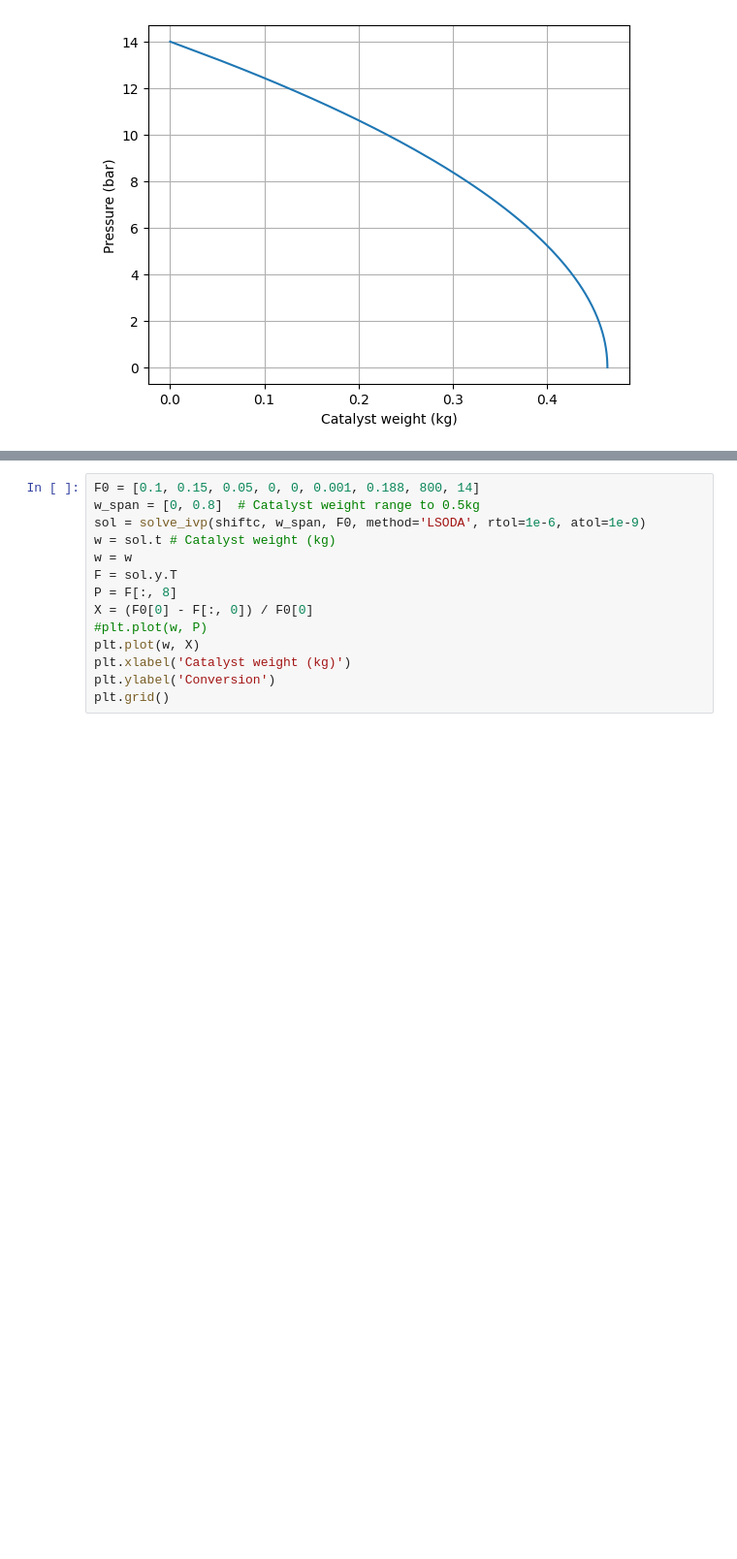
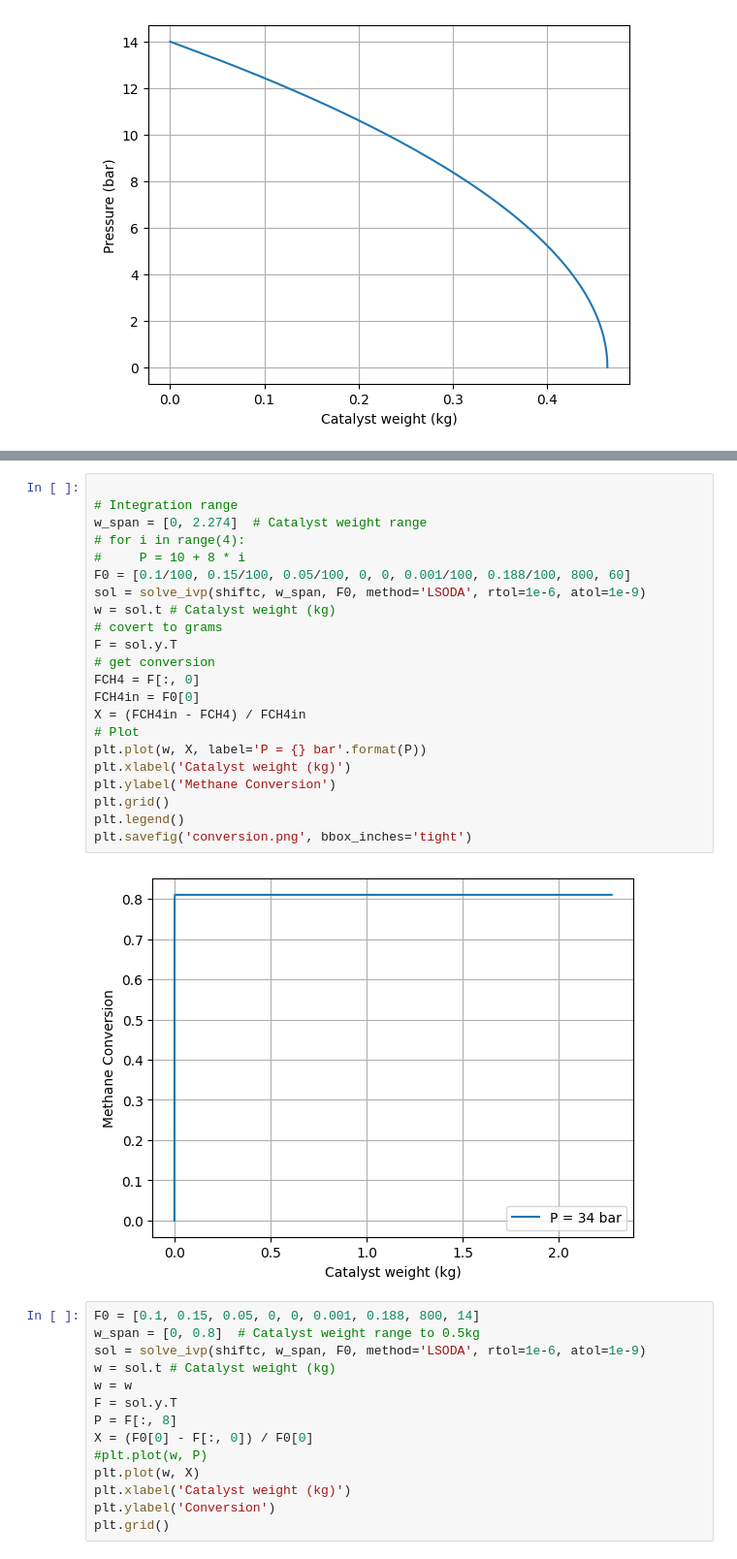
Before and after one commit to catvanille/project, a Jupyter notebook: shift.ipynb, the cells around one changed output, grey strips where cells are left out. Shown at 97% size. Saved outputs shown, nothing was run; the diff lists cells and outputs as text; blank space fills up the shorter version.

```diff
--- a/shift.ipynb
+++ b/shift.ipynb
@@ -571,3 +597,27 @@ plt.savefig('pressure.png', bbox_inches='tight')
+# %%
+
+# Integration range
+w_span = [0, 2.274]  # Catalyst weight range
+# for i in range(4):
+#     P = 10 + 8 * i
+F0 = [0.1/100, 0.15/100, 0.05/100, 0, 0, 0.001/100, 0.188/100, 800, 60]
+sol = solve_ivp(shiftc, w_span, F0, method='LSODA', rtol=1e-6, atol=1e-9)
+w = sol.t # Catalyst weight (kg)
+# covert to grams
+F = sol.y.T
+# get conversion
+FCH4 = F[:, 0]
+FCH4in = F0[0]
+X = (FCH4in - FCH4) / FCH4in
+# Plot
+plt.plot(w, X, label='P = {} bar'.format(P))
+plt.xlabel('Catalyst weight (kg)')
+plt.ylabel('Methane Conversion')
+plt.grid()
+plt.legend()
+plt.savefig('conversion.png', bbox_inches='tight')
+# %% [output]
+[figure, added]
 # %%
 F0 = [0.1, 0.15, 0.05, 0, 0, 0.001, 0.188, 800, 14]
 w_span = [0, 0.8]  # Catalyst weight range to 0.5kg
```
Also changed, not shown: parts of 3 cells of this notebook, 4 other files.
